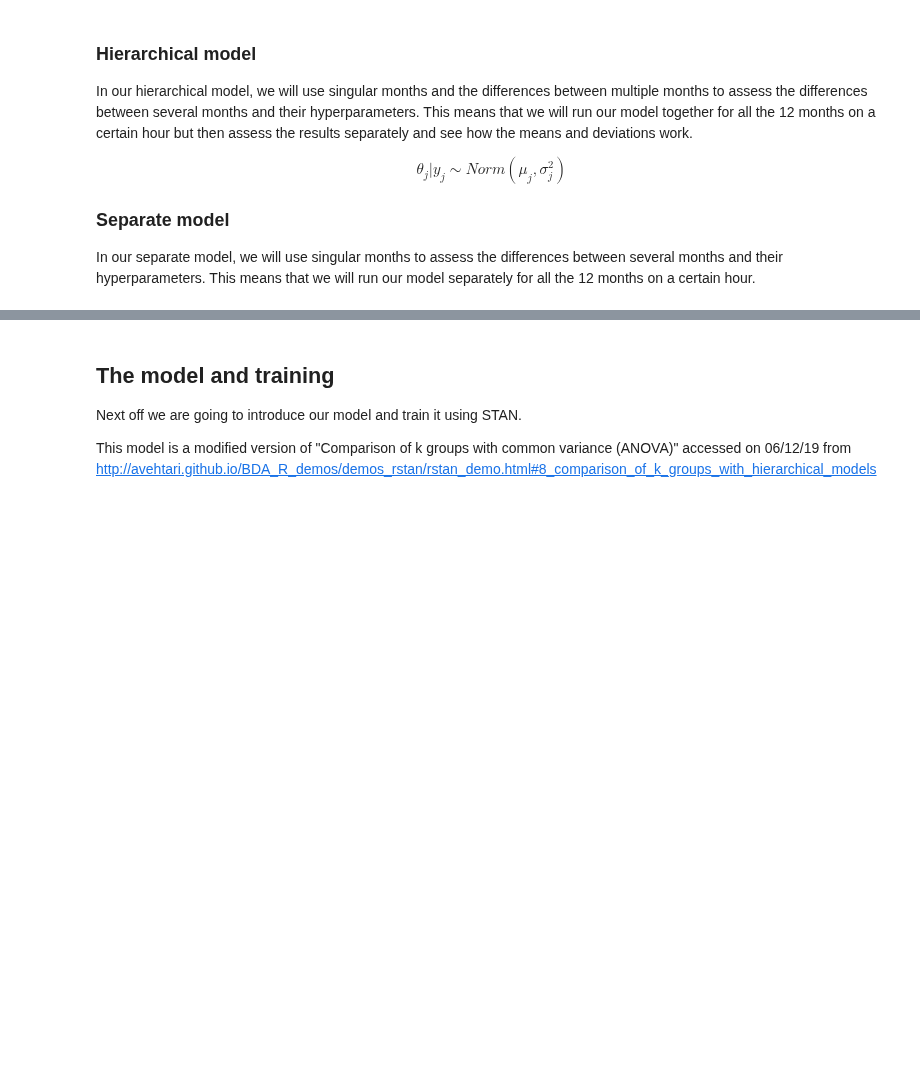
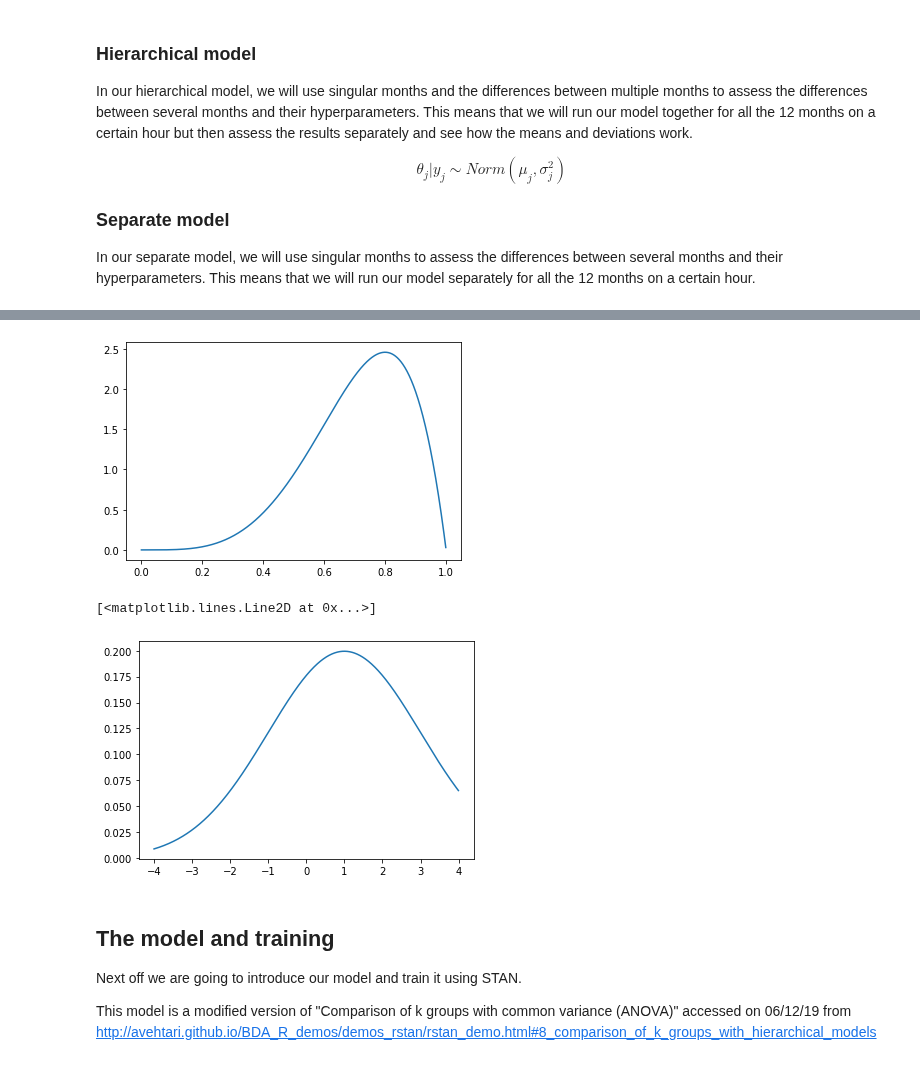
Before and after one commit to Lensku/BDA-Project-Otso-Lensku, a Jupyter notebook: Project.ipynb, the cells around one changed output, grey strips where cells are left out. Saved outputs shown, nothing was run; the diff lists cells and outputs as text; code cells hidden in the pictures; blank space fills up the shorter version.

```diff
--- a/Project.ipynb
+++ b/Project.ipynb
@@ -189,3 +185,15 @@ Perustuu luultavasti aikasempaan visuaaliseen tulkintaan noista jakaumista
+# %%
+x = np.linspace(0,1,1002)[1:-1]
+x2 = np.linspace(-4,4,1002)[1:-1]
+dist = ss.beta(5,2)
+dist2 = ss.norm(1,2)
+plt.plot(x, dist.pdf(x))
+plt.show()
+plt.plot(x2, dist2.pdf(x2))
+# %% [output]
+[figure, added]
+[<matplotlib.lines.Line2D at 0x...>]
+[figure, added]
 # %% [markdown]
 ## The model and training
 
```
Also changed, not shown: parts of 2 cells of this notebook, 1 other file.
